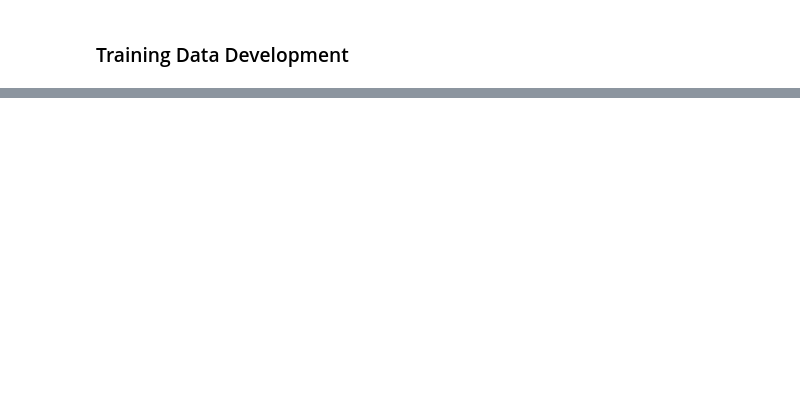
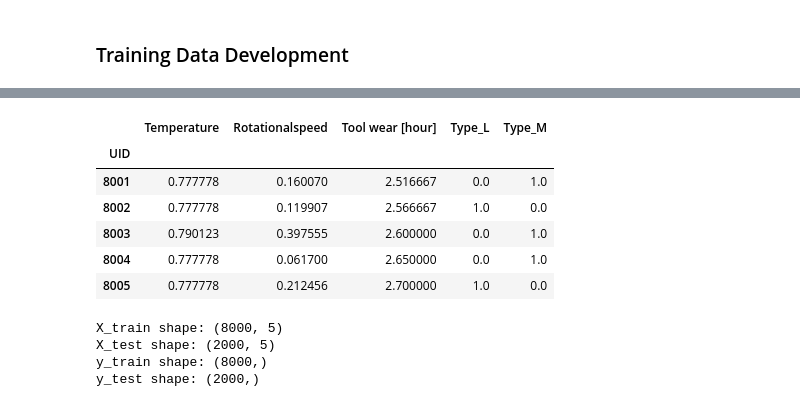
Before and after one commit to dallenwill/MachinePredictiveMaintenance, a Jupyter notebook: MPM_03_Pre-processing&TrainingDataDevelopment.ipynb, the cells around one changed output, grey strips where cells are left out. Cells and saved outputs as stored; diff of their text form; code cells hidden in the pictures; blank space fills up the shorter version.

```diff
--- a/MPM_03_Pre-processing&TrainingDataDevelopment.ipynb
+++ b/MPM_03_Pre-processing&TrainingDataDevelopment.ipynb
@@ -150,3 +172,24 @@ y_test shape: (2000,)
+# %%
+X_test.head()
+# %% [output]
+|  | Temperature | Rotationalspeed | Tool wear [hour] | Type_L | Type_M |
+| UID |  |  |  |  |  |
+| 8001 | 0.777778 | 0.160070 | 2.516667 | 0.0 | 1.0 |
+| 8002 | 0.777778 | 0.119907 | 2.566667 | 1.0 | 0.0 |
+| 8003 | 0.790123 | 0.397555 | 2.600000 | 0.0 | 1.0 |
+| 8004 | 0.777778 | 0.061700 | 2.650000 | 0.0 | 1.0 |
+| 8005 | 0.777778 | 0.212456 | 2.700000 | 1.0 | 0.0 |
+# %%
+# Check the shapes of the resulting sets
+print("X_train shape:", X_train.shape)
+print("X_test shape:", X_test.shape)
+print("y_train shape:", y_train.shape)
+print("y_test shape:", y_test.shape)
+# %% [output]
+X_train shape: (8000, 5)
+X_test shape: (2000, 5)
+y_train shape: (8000,)
+y_test shape: (2000,)
 # %%
 # Save the training and testing sets to separate CSV files
 X_train.to_csv('X_train.csv', index=True)
```
Also changed, not shown: parts of 22 cells of this notebook, 5 other files.
